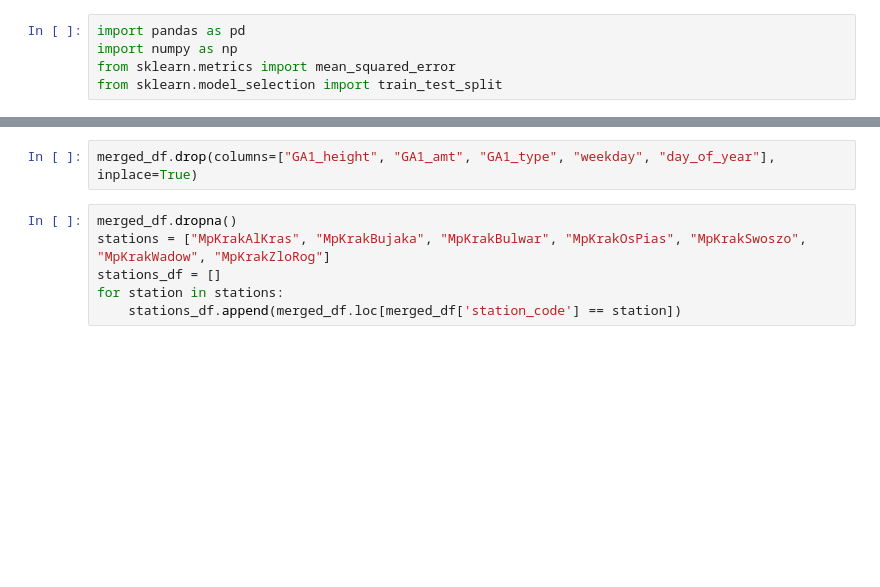
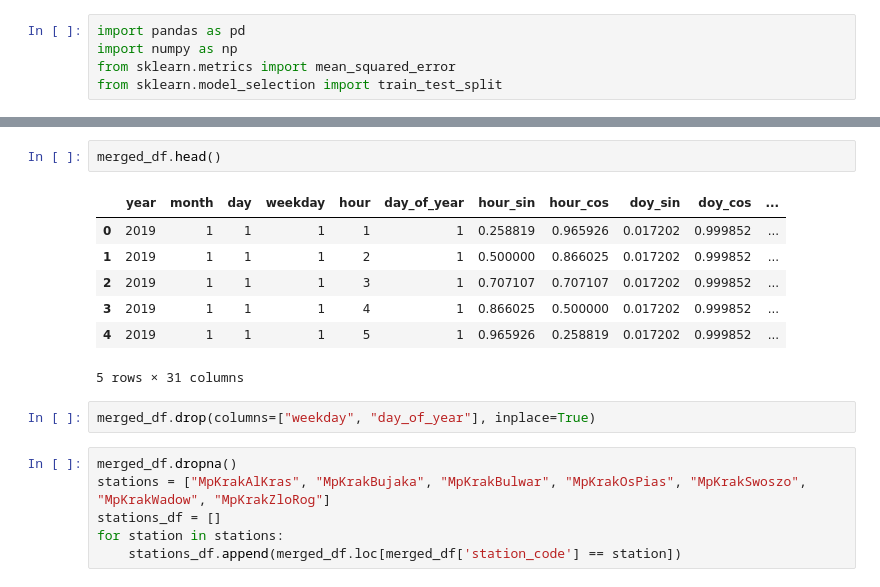
Before and after one commit to banacchini/air-ppm-hackathon, a Jupyter notebook: notebooks/07_tree_based_modelling.ipynb, the cells around one changed output, grey strips where cells are left out. Drawn from its saved outputs; the diff is of its cells as text; blank space fills up the shorter version.

```diff
--- a/notebooks/07_tree_based_modelling.ipynb
+++ b/notebooks/07_tree_based_modelling.ipynb
@@ -101,6 +111,16 @@ MD1_m2                2500
 dtype: int64
+# %%
+merged_df.head()
+# %% [output]
+|  | year | month | day | weekday | hour | day_of_year | hour_sin | hour_cos | doy_sin | doy_cos | ... |
+| 0 | 2019 | 1 | 1 | 1 | 1 | 1 | 0.258819 | 0.965926 | 0.017202 | 0.999852 | ... |
+| 1 | 2019 | 1 | 1 | 1 | 2 | 1 | 0.500000 | 0.866025 | 0.017202 | 0.999852 | ... |
+| 2 | 2019 | 1 | 1 | 1 | 3 | 1 | 0.707107 | 0.707107 | 0.017202 | 0.999852 | ... |
+| 3 | 2019 | 1 | 1 | 1 | 4 | 1 | 0.866025 | 0.500000 | 0.017202 | 0.999852 | ... |
+| 4 | 2019 | 1 | 1 | 1 | 5 | 1 | 0.965926 | 0.258819 | 0.017202 | 0.999852 | ... |
+5 rows × 31 columns
 # %%
-merged_df.drop(columns=["GA1_height", "GA1_amt", "GA1_type", "weekday", "day_of_year"], inplace=True)
+merged_df.drop(columns=["weekday", "day_of_year"], inplace=True)
 # %%
 merged_df.dropna()
 stations = ["MpKrakAlKras", "MpKrakBujaka", "MpKrakBulwar", "MpKrakOsPias", "MpKrakSwoszo", "MpKrakWadow", "MpKrakZloRog"]
```
Also changed, not shown: parts of 11 cells of this notebook, 5 other files.
